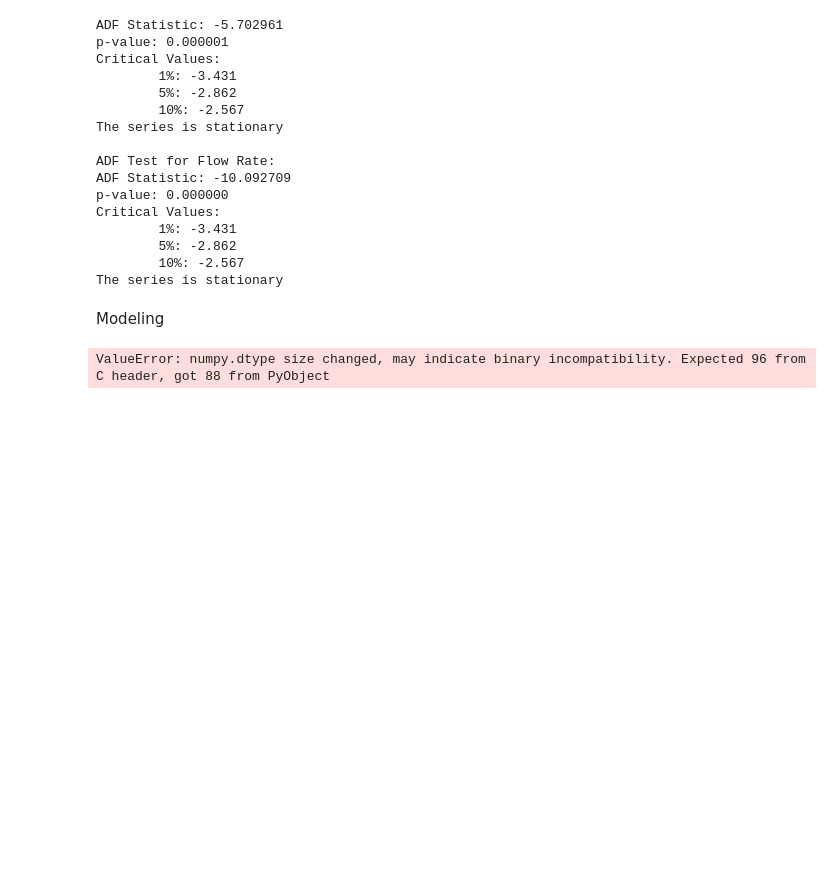
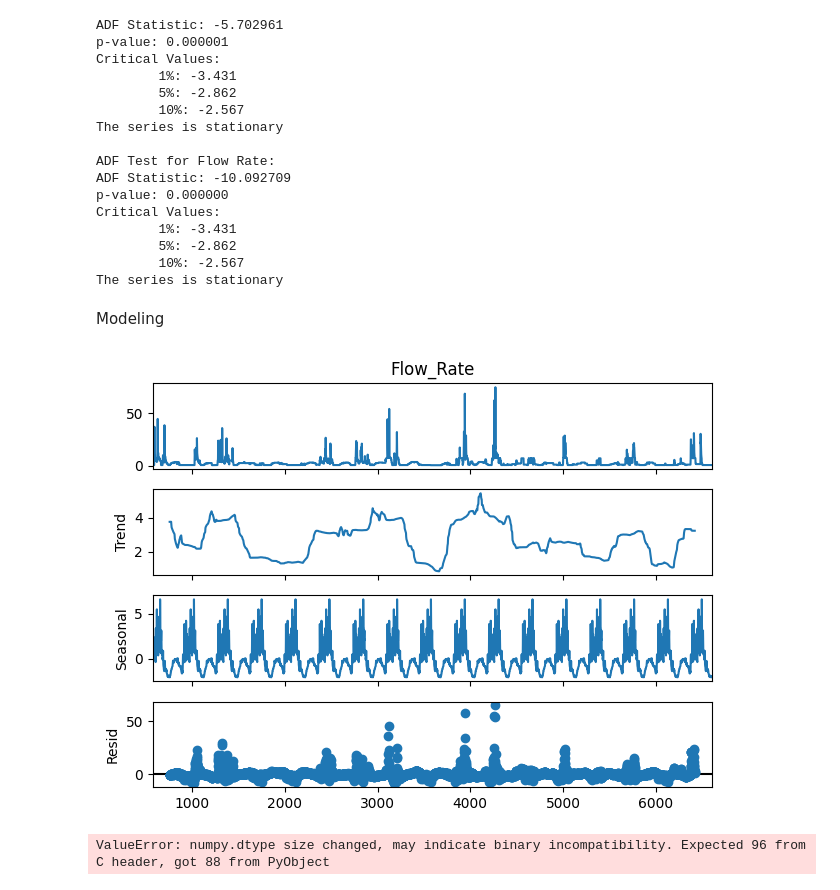
Before and after one commit to 4GeeksAcademy/Time-Series-Marcel, a Jupyter notebook: src/explore.ipynb, the cells around one changed output. Drawn from its saved outputs; the diff is of its cells as text; code cells hidden in the pictures; blank space fills up the shorter version.

```diff
--- a/src/explore.ipynb
+++ b/src/explore.ipynb
@@ -263,20 +263,33 @@ Critical Values:
 The series is stationary
 # %% [markdown]
 Modeling
-# %%
-from pmdarima import auto_arima
-
-# Fit ARIMA model
-arima_model = auto_arima(df_Bilancino['Flow_Rate'].fillna(method='ffill'),
-                         start_p=1, start_q=1,
-                         max_p=3, max_q=3,
-                         d=1,  # We might need 1st order differencing
-                         seasonal=False,  # Not a seasonal model
-                         trace=True,
-                         error_action='ignore',
-                         suppress_warnings=True,
-                         stepwise=True)
-
-print(arima_model.summary())
-# %% [output]
-ValueError: numpy.dtype size changed, may indicate binary incompatibility. Expected 96 from C header, got 88 from PyObject
+# %%
+from statsmodels.tsa.seasonal import seasonal_decompose
+
+# Decompose the time series
+decomposition = seasonal_decompose(df_Bilancino['Flow_Rate'].fillna(method='ffill'), model='additive', period=365)
+
+# Plot the decomposed components
+decomposition.plot()
+plt.show()
+# %% [output]
+[figure, added]
+# %%
+import statsmodels.api as sm
+from pmdarima import auto_arima
+
+# Find the best SARIMA model
+sarima_model = auto_arima(df_Bilancino['Flow_Rate'].fillna(method='ffill'),
+                          seasonal=True, m=365,  # m=365 indicates yearly seasonality
+                          trace=True,
+                          error_action='ignore',
+                          suppress_warnings=True,
+                          stepwise=True)
+
+# Fit the SARIMA model
+sarima_model.fit(df_Bilancino['Flow_Rate'].fillna(method='ffill'))
+
+# Summary of the SARIMA model
+print(sarima_model.summary())
+# %% [output]
+ValueError: numpy.dtype size changed, may indicate binary incompatibility. Expected 96 from C header, got 88 from PyObject
```
